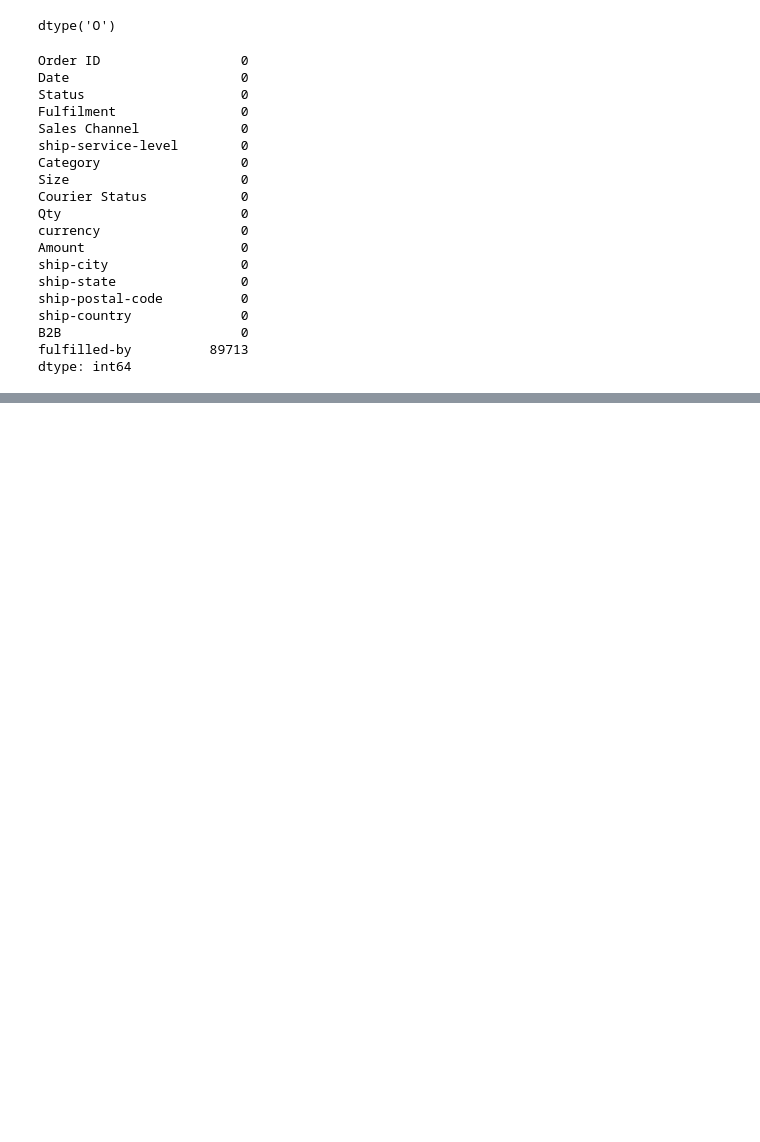
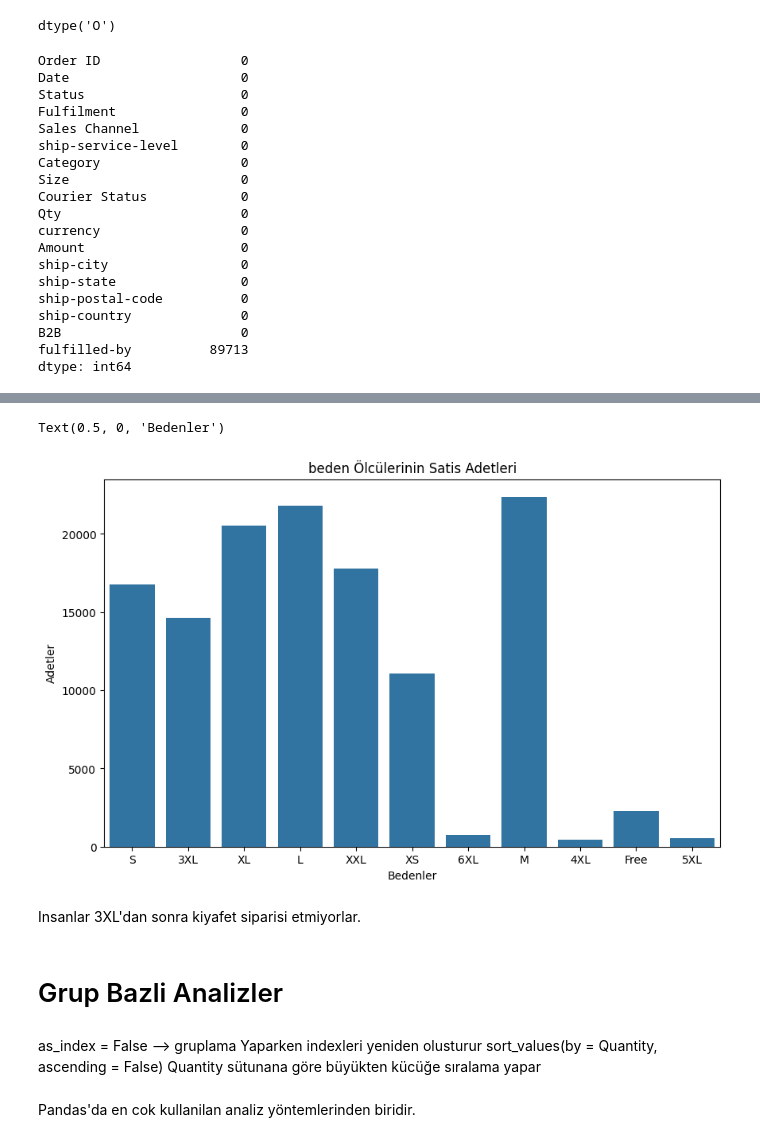
Before and after one commit to KisiselMertProjeleri/Amazon_Sales_Dataset_Project, a Jupyter notebook: amazon_sales.ipynb, the cells around one changed output, grey strips where cells are left out. Drawn from its saved outputs; the diff is of its cells as text; code cells hidden in the pictures; blank space fills up the shorter version.

Commit message:
bedenlerin satis adet analizi yapildi

```diff
--- a/amazon_sales.ipynb
+++ b/amazon_sales.ipynb
@@ -209,0 +241,2 @@ df.drop('fulfilled-by', axis = 1, inplace = True)
+# %%
+df['Date'] = pd.to_datetime(df['Date'])
@@ -209,0 +273,2 @@ df.drop('fulfilled-by', axis = 1, inplace = True)
+# %%
+df.rename(columns = {'Qty':'Quantity'}, inplace = True)
@@ -209,0 +318,18 @@ df.drop('fulfilled-by', axis = 1, inplace = True)
+# %%
+plt.figure(figsize = (10, 6))
+sns.countplot(x = 'Size', data = df)
+plt.title('beden Ölcülerinin Satis Adetleri')
+plt.ylabel('Adetler')
+plt.xlabel('Bedenler')
+# %% [output]
+Text(0.5, 0, 'Bedenler')
+[figure, added]
+# %% [markdown]
+Insanlar 3XL'dan sonra kiyafet siparisi etmiyorlar.
+# %% [markdown]
+# Grup Bazli Analizler
+# %% [markdown]
+as_index = False --> gruplama Yaparken indexleri yeniden olusturur
+sort_values(by = Quantity, ascending = False) Quantity sütunana göre büyükten kücüğe sıralama yapar
+# %% [markdown]
+Pandas'da en cok kullanilan analiz yöntemlerinden biridir.
```
Also changed, not shown: parts of 16 cells of this notebook, 2 other files.
